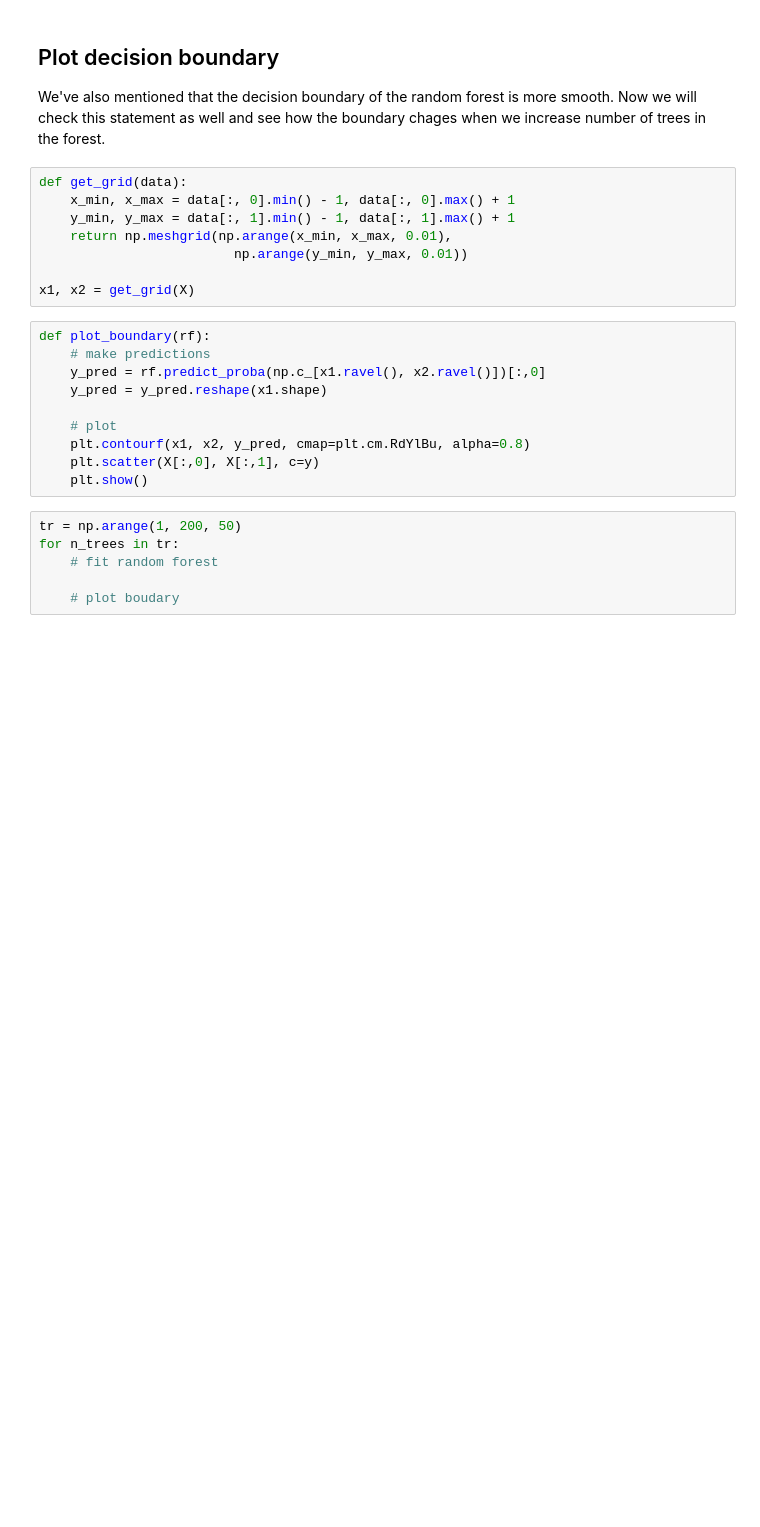
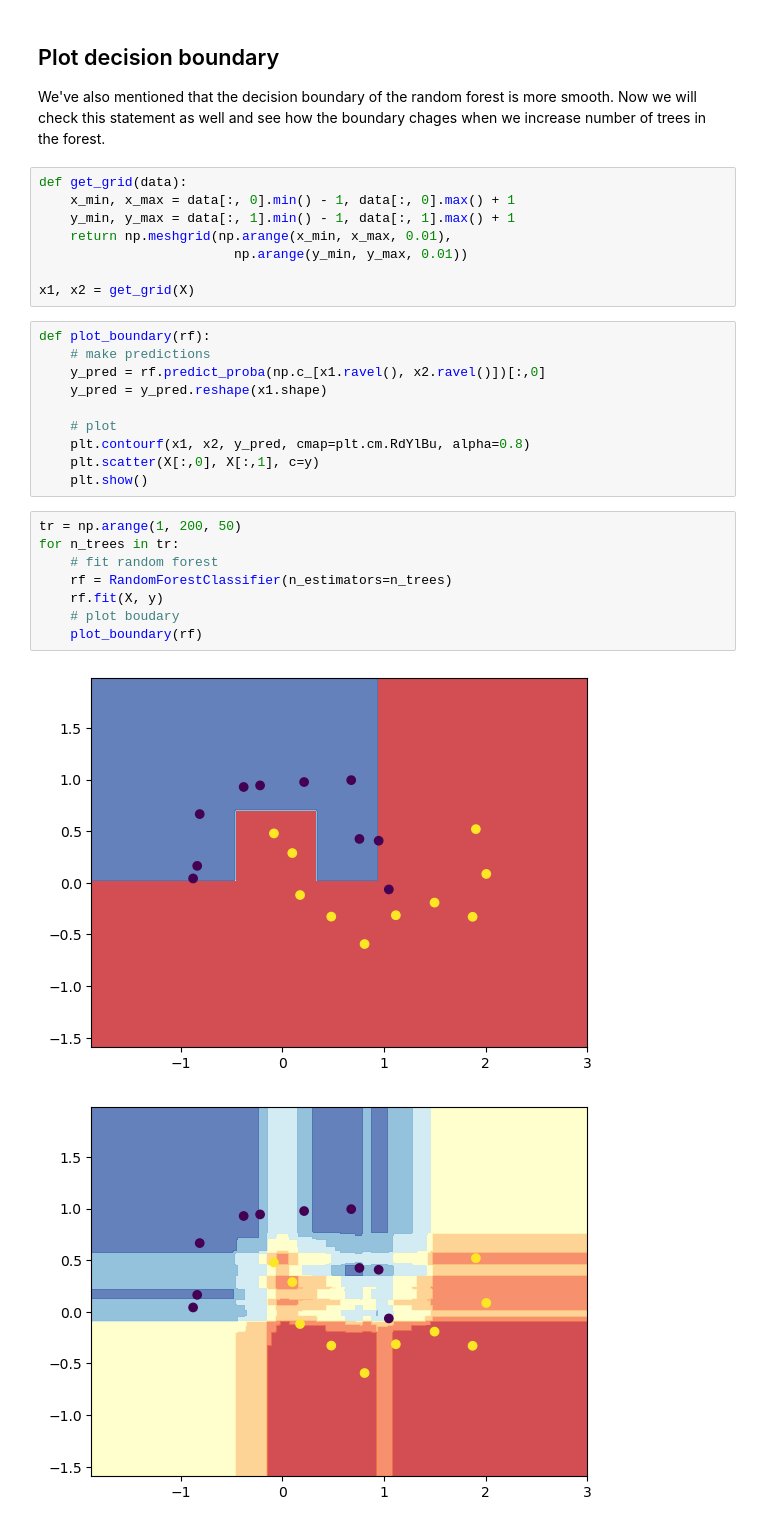
Before and after one commit to Gawainus/hse, a Jupyter notebook: mda_machine_learning/week6/part_1.ipynb, the cells around one changed output. Drawn from its saved outputs; the diff is of its cells as text; blank space fills up the shorter version.

```diff
--- a/mda_machine_learning/week6/part_1.ipynb
+++ b/mda_machine_learning/week6/part_1.ipynb
@@ -70,6 +84,11 @@ def plot_boundary(rf):
 # %%
 tr = np.arange(1, 200, 50)
 for n_trees in tr:
     # fit random forest
-
+    rf = RandomForestClassifier(n_estimators=n_trees)
+    rf.fit(X, y)
     # plot boudary
+    plot_boundary(rf)
+# %% [output]
+[figure, added]
+[figure, added]
```
Also changed, not shown: parts of 7 cells of this notebook.
